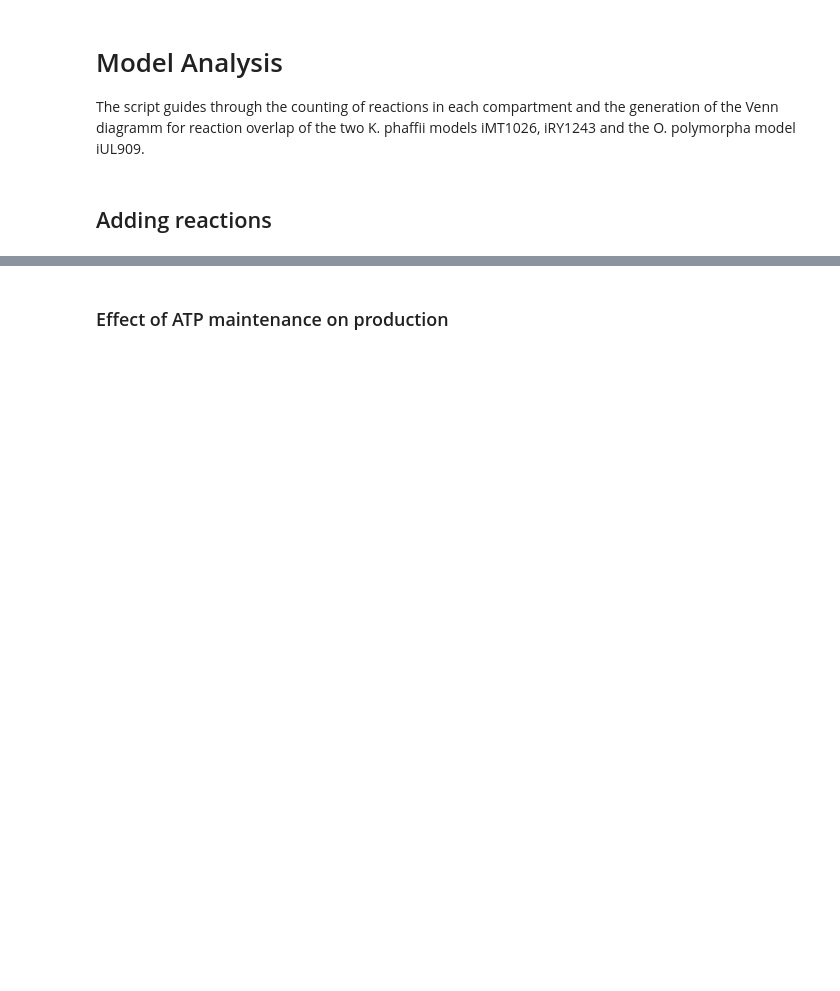
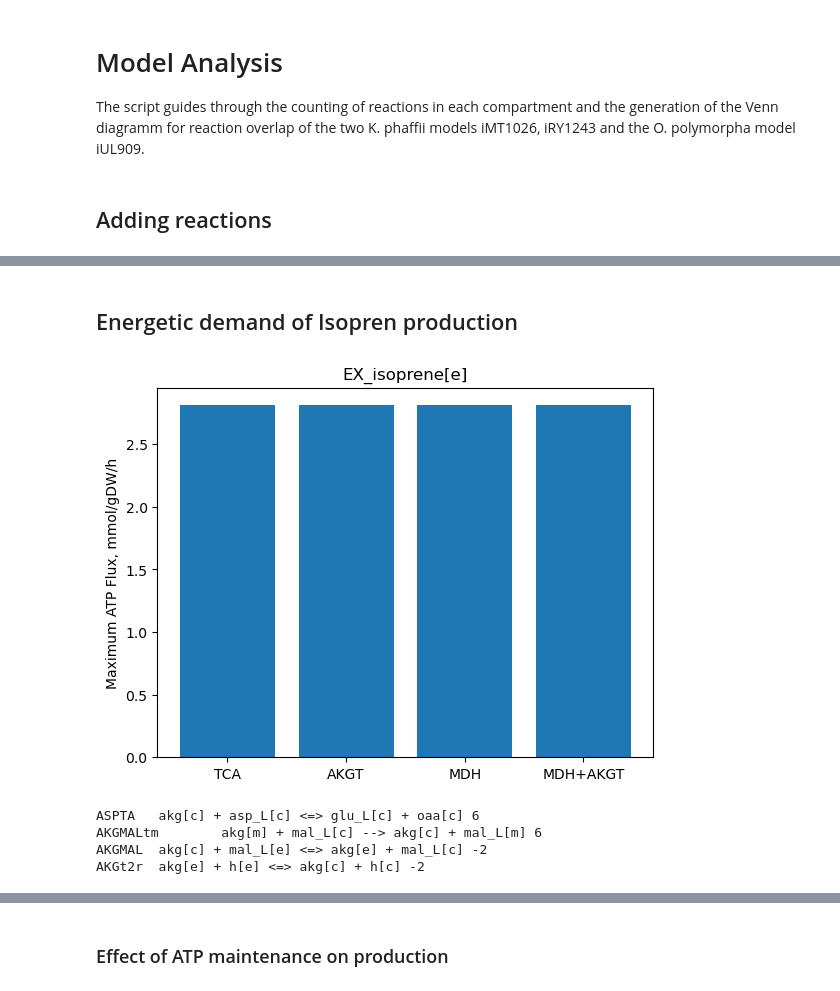
Before and after one commit to iAMB-RWTH-Aachen/Opol-GSMM, a Jupyter notebook: code/Model-Analysis.ipynb, the cells around one changed output, grey strips where cells are left out. Drawn from its saved outputs; the diff is of its cells as text; code cells hidden in the pictures; blank space fills up the shorter version.

```diff
--- a/code/Model-Analysis.ipynb
+++ b/code/Model-Analysis.ipynb
@@ -154,0 +346,67 @@ acac[c] + h[c] --> acetone[c] + co2[c]
+# %% [markdown]
+## Energetic demand of Isopren production
+# %%
+model.reactions.get_by_id('MDH').bounds = 0,0
+model.reactions.get_by_id('AKGMALtm').bounds = 0,0
+
+GlcEx = 'Ex_glc_D'
+Substrate = 'meoh'
+flux = 10
+Target = 'EX_isoprene[e]' # Ex_mal_L
+TarRate = 2.4
+exp4all = dict()
+with model as md :
+    md.objective = 'ATPM'
+    md = set_SubFlux(md, [Substrate], GlcEx, flux)
+    md.reactions.get_by_id(Target).bounds = TarRate,100
+    mySol = md.optimize()
+    # print(md.summary())
+    exp4all['TCA'] = mySol
+
+with model as md :
+    md.objective = 'ATPM'
+    md = set_SubFlux(md, [Substrate], GlcEx, flux)
+    md.reactions.get_by_id(Target).bounds = TarRate,100
+    md.reactions.get_by_id('AKGMALtm').bounds = -1000,1000
+    mySol = md.optimize()
+    # print(md.summary())
+    exp4all['AKGT'] = mySol
+
+with model as md :
+    md.objective = 'ATPM'
+    md = set_SubFlux(md, [Substrate], GlcEx, flux)
+    md.reactions.get_by_id(Target).bounds = TarRate,100
+    md.reactions.get_by_id('MDH').bounds = -1000,1000
+    mySol = md.optimize()
+    # print(md.summary())
+    exp4all['MDH'] = mySol
+
+with model as md :
+    md.objective = 'ATPM'
+    md = set_SubFlux(md, [Substrate], GlcEx, flux)
+    md.reactions.get_by_id(Target).bounds = TarRate,100
+    md.reactions.get_by_id('MDH').bounds = -1000,1000
+    md.reactions.get_by_id('AKGMALtm').bounds = -1000,1000
+    mySol = md.optimize()
+    # print(md.summary())
+    exp4all['MDH+AKGT'] = mySol
+
+FigureName = f'PathFluxCond-VS-MaxATP_{Target}'
+
+ATPmax = [exp4all[Condition].objective_value for Condition in exp4all.keys()]
+plt.bar(exp4all.keys(), ATPmax)
+plt.ylabel('Maximum ATP Flux, mmol/gDW/h')
+plt.title(Target)
+plt.savefig(f'{Today}_{FigureName}.{FigureType}')
+plt.show()
+# %% [output]
+[figure, added]
+# %%
+metid = 'akg[c]'
+# exp4all = mySol
+[print(f'{rct.id}\t{rct.reaction}\t{round(exp4all[rct.id])}') for rct in model.metabolites.get_by_id(metid).reactions if np.abs(exp4all[rct.id])>.1];
+# %% [output]
+ASPTA   akg[c] + asp_L[c] <=> glu_L[c] + oaa[c] 6
+AKGMALtm        akg[m] + mal_L[c] --> akg[c] + mal_L[m] 6
+AKGMAL  akg[c] + mal_L[e] <=> akg[e] + mal_L[c] -2
+AKGt2r  akg[e] + h[e] <=> akg[c] + h[c] -2
```
Also changed, not shown: parts of 26 cells of this notebook, 6 other files.
